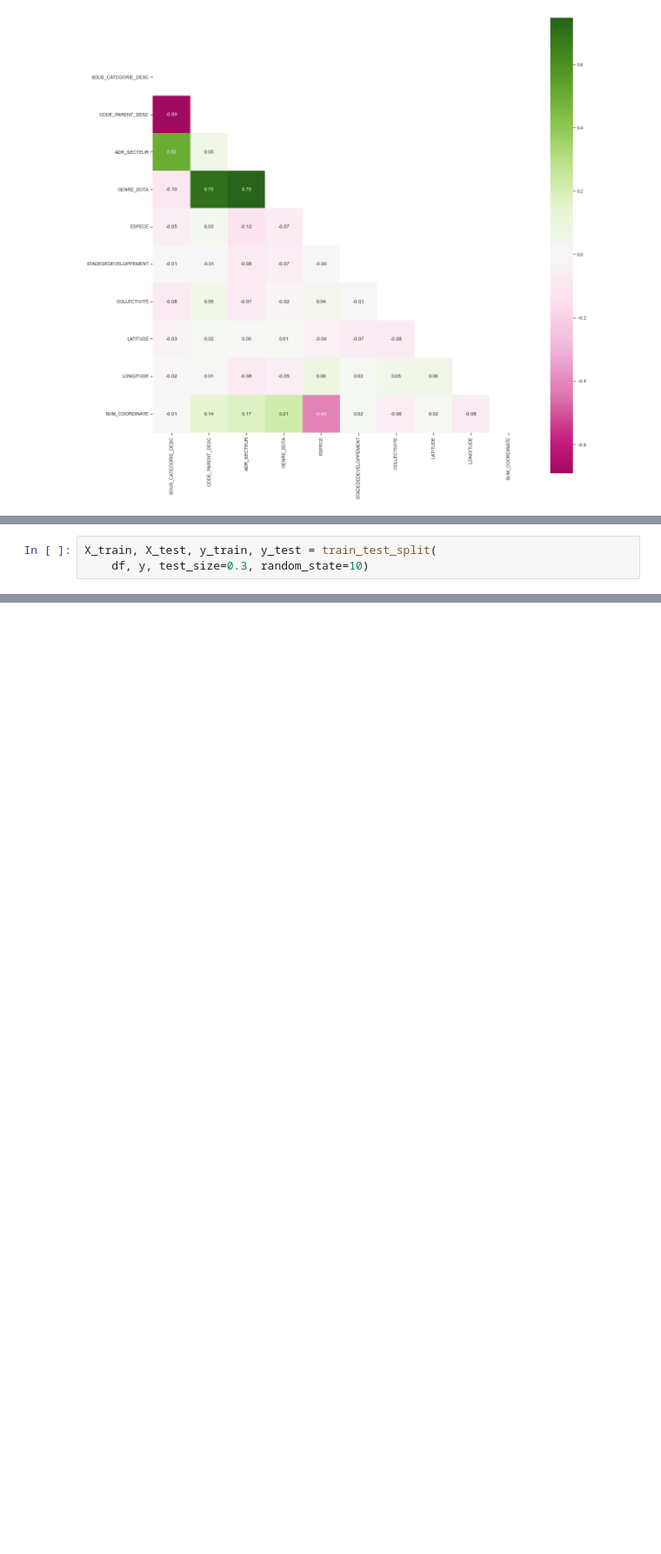
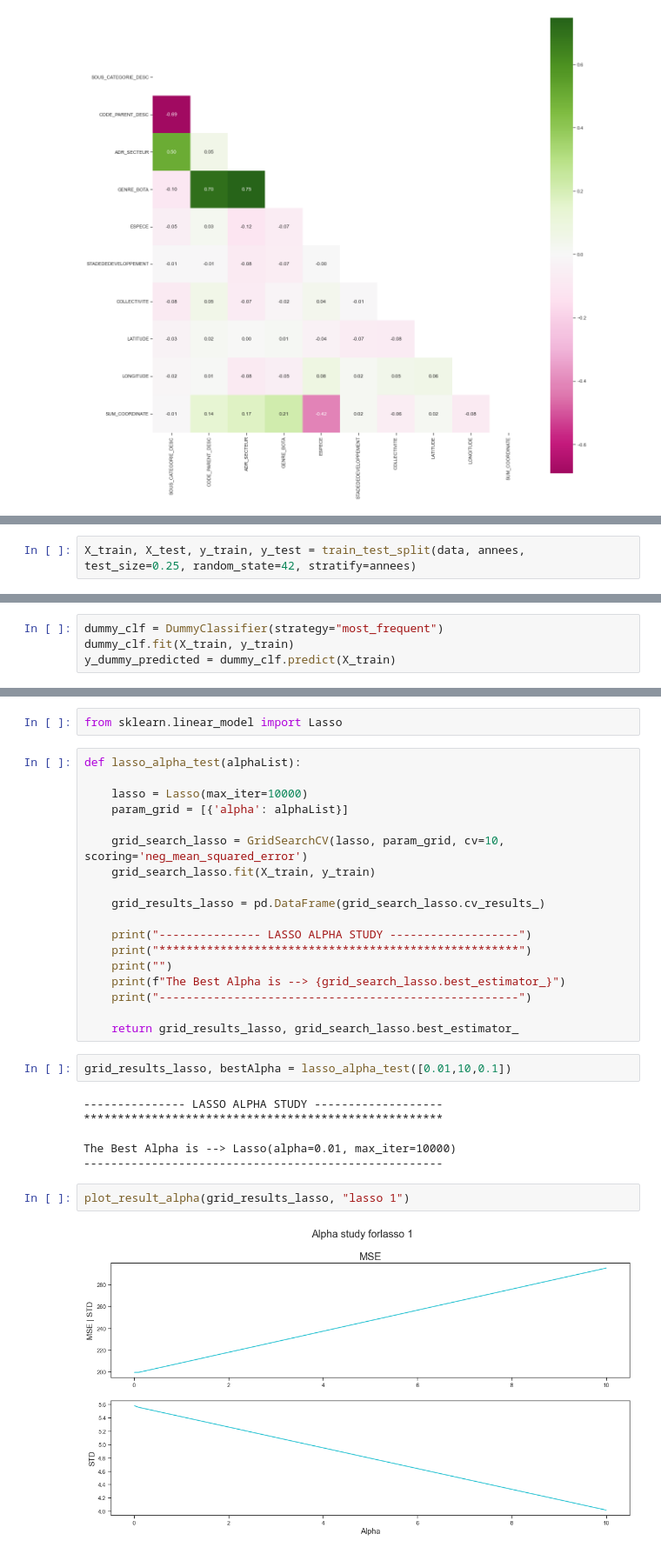
Before and after one commit to ManuLabricole/CDN-MachineLearning, a Jupyter notebook: ML1/Notebooks/notebook-1.ipynb, the cells around one changed output, grey strips where cells are left out. Shown at 87% size. Cells and saved outputs as stored; diff of their text form; blank space fills up the shorter version.

```diff
--- a/ML1/Notebooks/notebook-1.ipynb
+++ b/ML1/Notebooks/notebook-1.ipynb
@@ -485,3 +530,2 @@ SyntaxError: invalid syntax (1973292858.py, line 2)
 # %%
-X_train, X_test, y_train, y_test = train_test_split(
-    df, y, test_size=0.3, random_state=10)
+X_train, X_test, y_train, y_test = train_test_split(data, annees, test_size=0.25, random_state=42, stratify=annees)
@@ -487,0 +600,4 @@ X_train, X_test, y_train, y_test = train_test_split(
+# %%
+dummy_clf = DummyClassifier(strategy="most_frequent")
+dummy_clf.fit(X_train, y_train)
+y_dummy_predicted = dummy_clf.predict(X_train)
@@ -487,0 +620,32 @@ X_train, X_test, y_train, y_test = train_test_split(
+# %%
+from sklearn.linear_model import Lasso
+# %%
+def lasso_alpha_test(alphaList):
+
+    lasso = Lasso(max_iter=10000)
+    param_grid = [{'alpha': alphaList}]
+
+    grid_search_lasso = GridSearchCV(lasso, param_grid, cv=10, scoring='neg_mean_squared_error')
+    grid_search_lasso.fit(X_train, y_train)
+
+    grid_results_lasso = pd.DataFrame(grid_search_lasso.cv_results_)
+
+    print("--------------- LASSO ALPHA STUDY -------------------")
+    print("*****************************************************")
+    print("")
+    print(f"The Best Alpha is --> {grid_search_lasso.best_estimator_}")
+    print("-----------------------------------------------------")
+
+    return grid_results_lasso, grid_search_lasso.best_estimator_
+# %%
+grid_results_lasso, bestAlpha = lasso_alpha_test([0.01,10,0.1])
+# %% [output]
+--------------- LASSO ALPHA STUDY -------------------
+*****************************************************
+
+The Best Alpha is --> Lasso(alpha=0.01, max_iter=10000)
+-----------------------------------------------------
+# %%
+plot_result_alpha(grid_results_lasso, "lasso 1")
+# %% [output]
+[figure, added]
```
Also changed, not shown: parts of 26 cells of this notebook, 2 other files.
